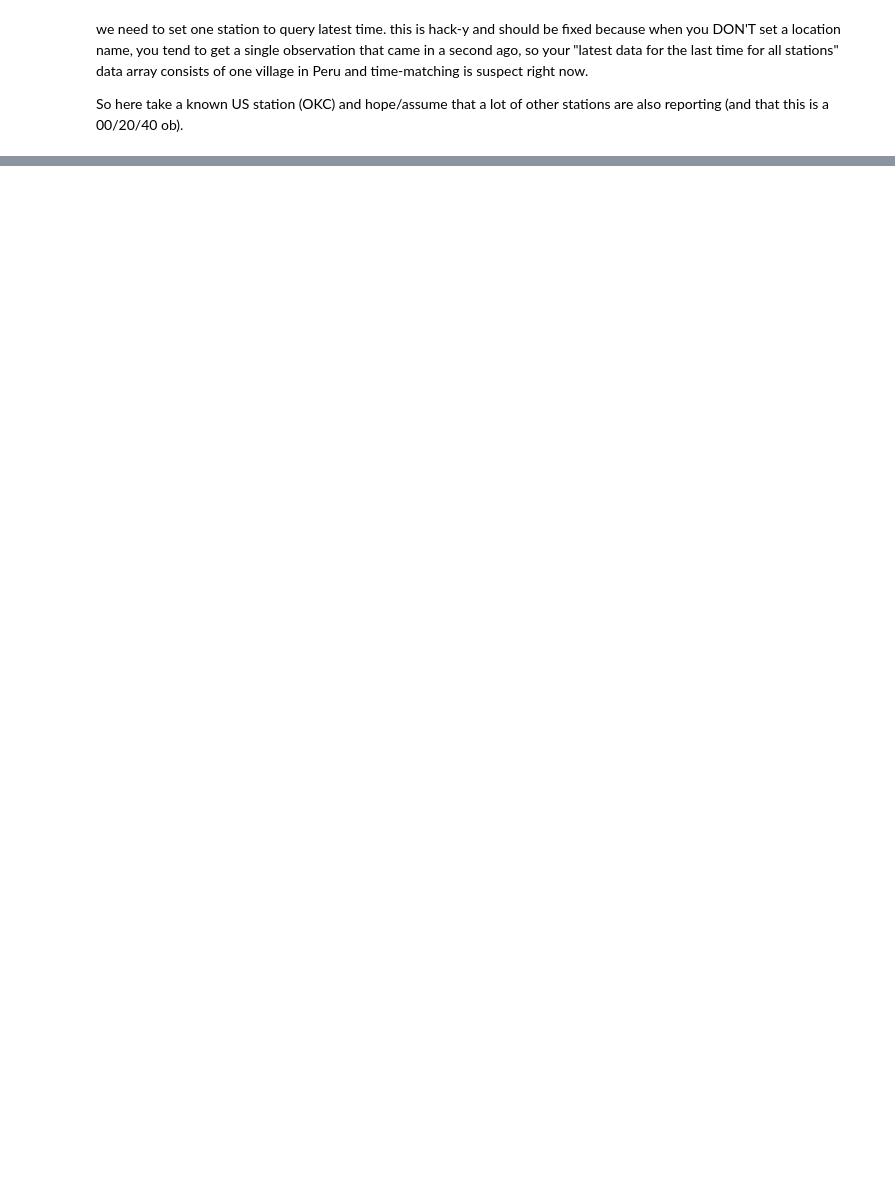
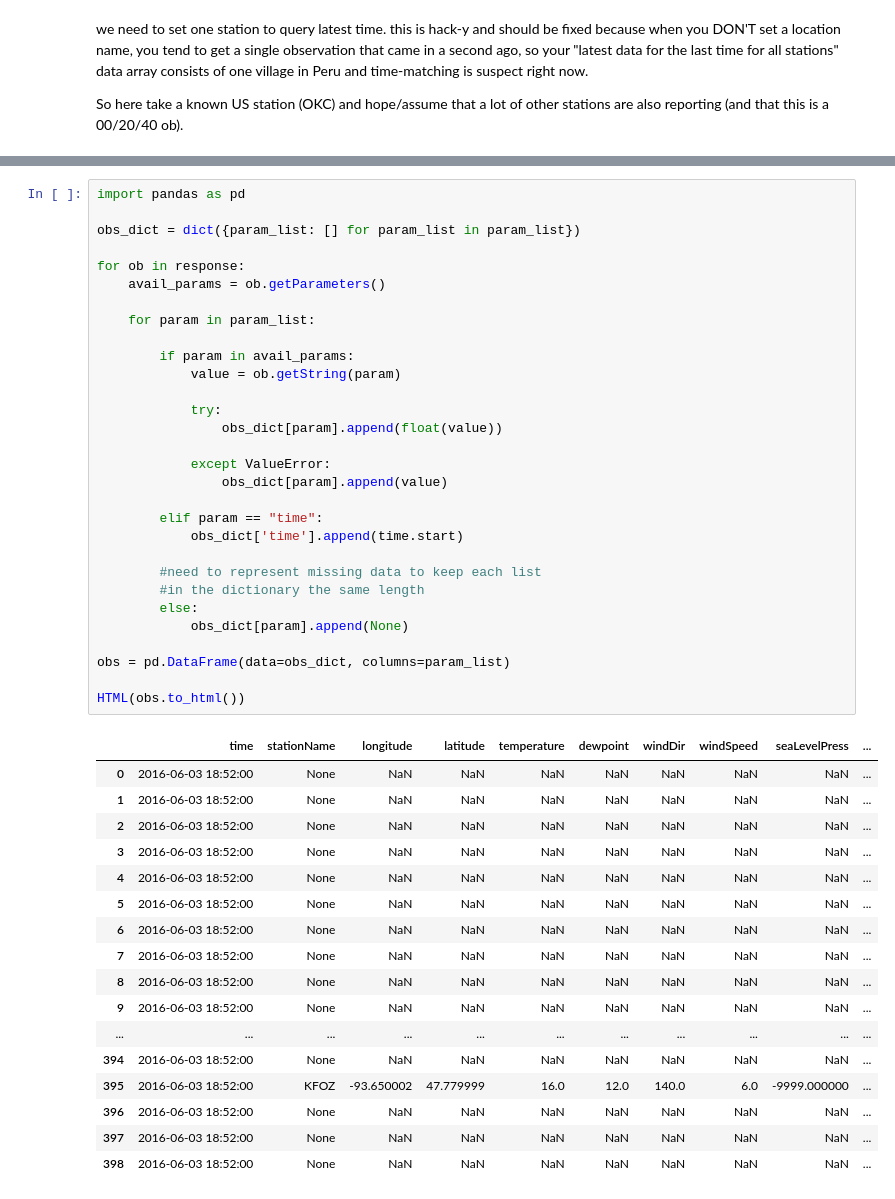
Before and after one commit to ahaberlie/python-awips, a Jupyter notebook: examples/notebooks/Surface_Obs_Plot_with_MetPy.ipynb, the cells around one changed output, grey strips where cells are left out. Saved outputs shown, nothing was run; the diff lists cells and outputs as text; blank space fills up the shorter version.

```diff
--- a/examples/notebooks/Surface_Obs_Plot_with_MetPy.ipynb
+++ b/examples/notebooks/Surface_Obs_Plot_with_MetPy.ipynb
@@ -140,0 +167,48 @@ NameError: name 'latitude' is not defined
+# %%
+import pandas as pd
+
+obs_dict = dict({param_list: [] for param_list in param_list})
+
+for ob in response:
+    avail_params = ob.getParameters()
+
+    for param in param_list:
+
+        if param in avail_params:
+            value = ob.getString(param)
+
+            try:
+                obs_dict[param].append(float(value))
+
+            except ValueError:
+                obs_dict[param].append(value)
+
+        elif param == "time":
+            obs_dict['time'].append(time.start)
+
+        #need to represent missing data to keep each list
+        #in the dictionary the same length
+        else:
+            obs_dict[param].append(None)
+
+obs = pd.DataFrame(data=obs_dict, columns=param_list)
+
+HTML(obs.to_html())
+# %% [output]
+|  | time | stationName | longitude | latitude | temperature | dewpoint | windDir | windSpeed | seaLevelPress | ... |
+| 0 | 2016-06-03 18:52:00 | None | NaN | NaN | NaN | NaN | NaN | NaN | NaN | ... |
+| 1 | 2016-06-03 18:52:00 | None | NaN | NaN | NaN | NaN | NaN | NaN | NaN | ... |
+| 2 | 2016-06-03 18:52:00 | None | NaN | NaN | NaN | NaN | NaN | NaN | NaN | ... |
+| 3 | 2016-06-03 18:52:00 | None | NaN | NaN | NaN | NaN | NaN | NaN | NaN | ... |
+| 4 | 2016-06-03 18:52:00 | None | NaN | NaN | NaN | NaN | NaN | NaN | NaN | ... |
+| 5 | 2016-06-03 18:52:00 | None | NaN | NaN | NaN | NaN | NaN | NaN | NaN | ... |
+| 6 | 2016-06-03 18:52:00 | None | NaN | NaN | NaN | NaN | NaN | NaN | NaN | ... |
+| 7 | 2016-06-03 18:52:00 | None | NaN | NaN | NaN | NaN | NaN | NaN | NaN | ... |
+| 8 | 2016-06-03 18:52:00 | None | NaN | NaN | NaN | NaN | NaN | NaN | NaN | ... |
+| 9 | 2016-06-03 18:52:00 | None | NaN | NaN | NaN | NaN | NaN | NaN | NaN | ... |
+| ... | ... | ... | ... | ... | ... | ... | ... | ... | ... | ... |
+| 394 | 2016-06-03 18:52:00 | None | NaN | NaN | NaN | NaN | NaN | NaN | NaN | ... |
+| 395 | 2016-06-03 18:52:00 | KFOZ | -93.650002 | 47.779999 | 16.0 | 12.0 | 140.0 | 6.0 | -9999.000000 | ... |
+| 396 | 2016-06-03 18:52:00 | None | NaN | NaN | NaN | NaN | NaN | NaN | NaN | ... |
+| 397 | 2016-06-03 18:52:00 | None | NaN | NaN | NaN | NaN | NaN | NaN | NaN | ... |
+| 398 | 2016-06-03 18:52:00 | None | NaN | NaN | NaN | NaN | NaN | NaN | NaN | ... |
```
Also changed, not shown: parts of 17 cells of this notebook.
